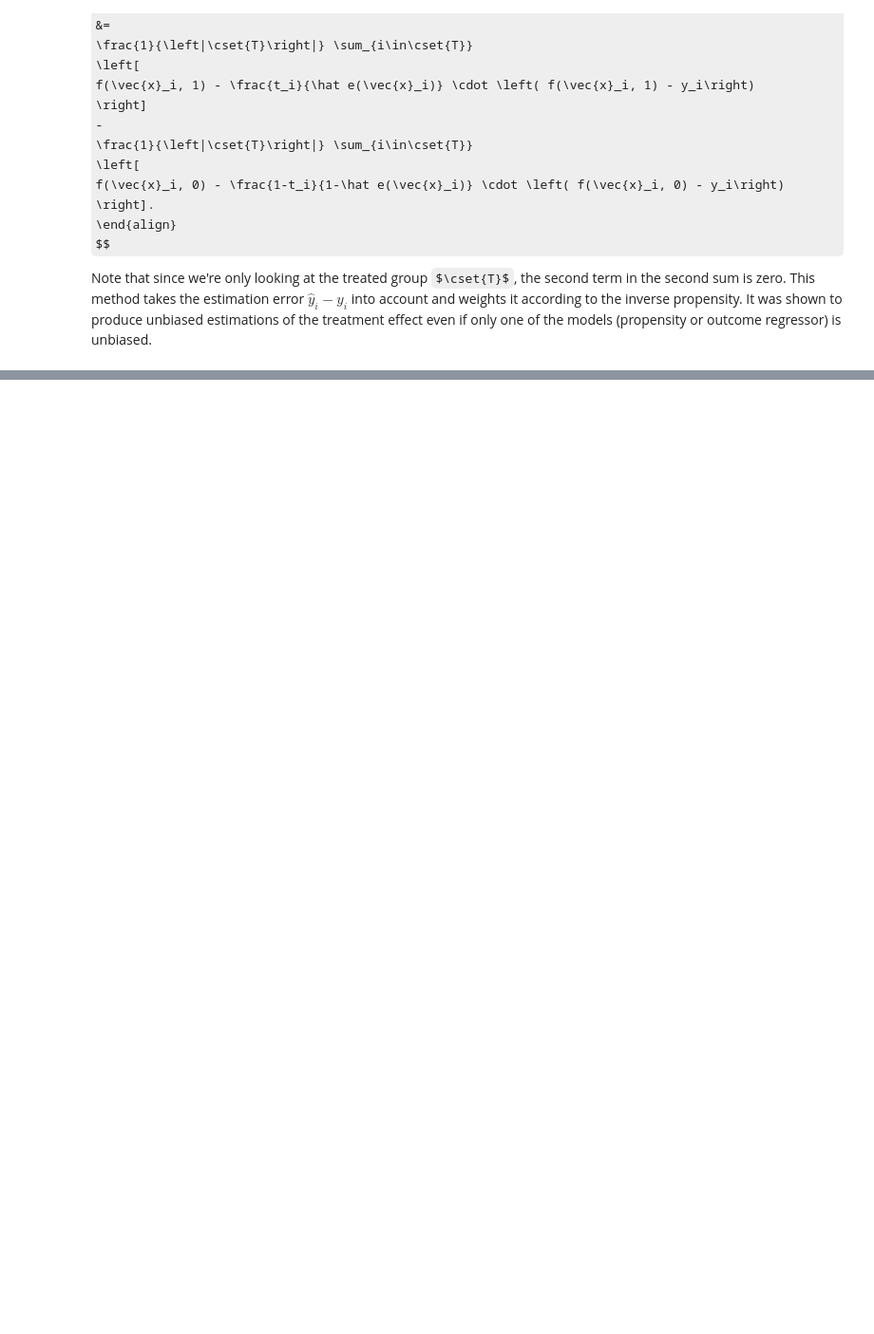
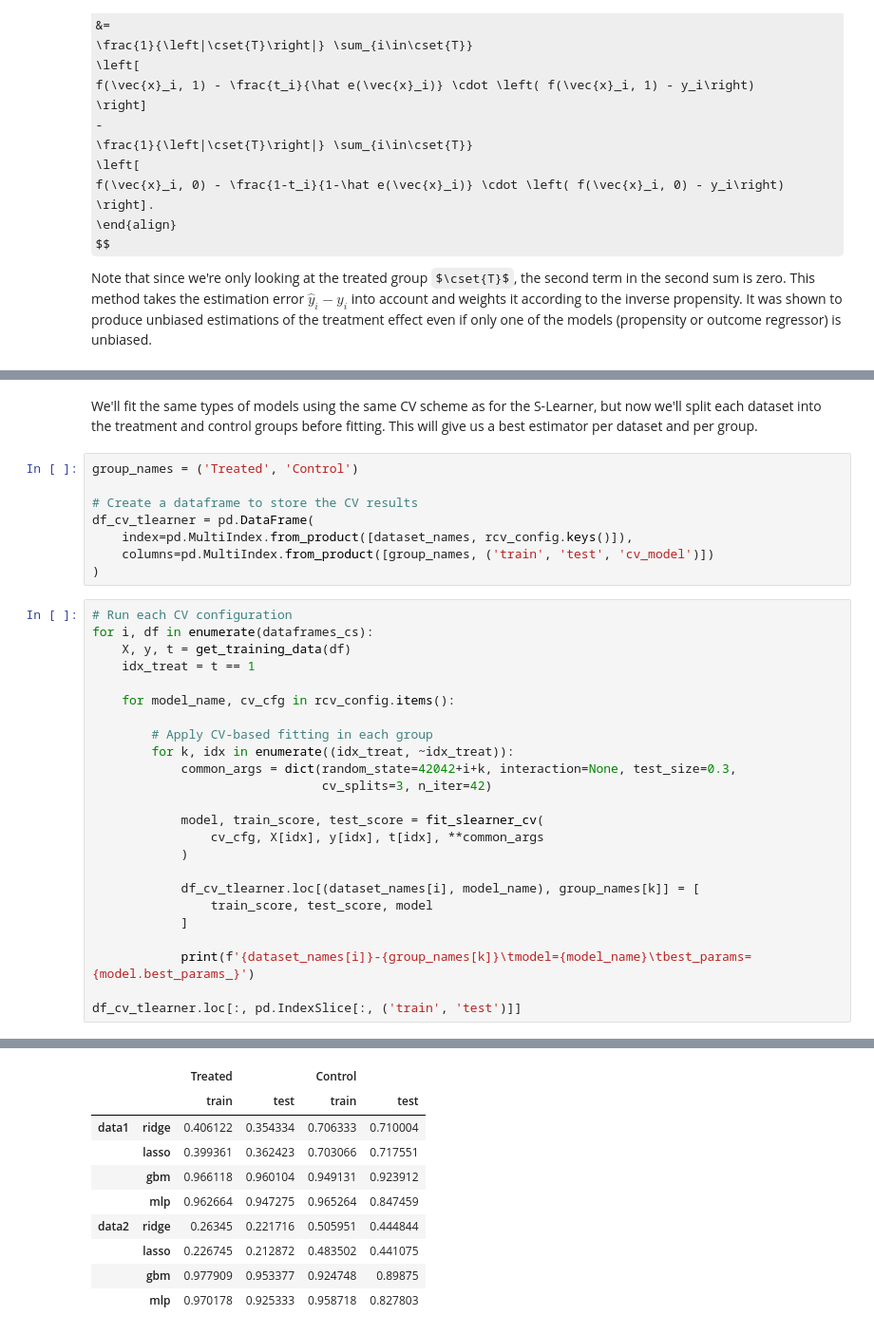
Before and after one commit to avivrosenberg/causal-inference-hw, a Jupyter notebook: hw3/hw3.ipynb, the cells around one changed output, grey strips where cells are left out. Shown: that part at 95% size. Cells and saved outputs as stored; diff of their text form; some formulas as TeX source; blank space fills up the shorter version.

```diff
--- a/hw3/hw3.ipynb
+++ b/hw3/hw3.ipynb
@@ -550,0 +571,36 @@ data2: estimating with gbm{'model__learning_rate': 0.43324727002829333, 'model__
+# %% [markdown]
+We'll fit the same types of models using the same CV scheme as for the S-Learner, but now we'll split each dataset into the treatment and control groups before fitting.
+This will give us a best estimator per dataset and per group.
+# %%
+group_names = ('Treated', 'Control')
+
+# Create a dataframe to store the CV results
+df_cv_tlearner = pd.DataFrame(
+    index=pd.MultiIndex.from_product([dataset_names, rcv_config.keys()]),
+    columns=pd.MultiIndex.from_product([group_names, ('train', 'test', 'cv_model')])
+)
+# %%
+# Run each CV configuration
+for i, df in enumerate(dataframes_cs):
+    X, y, t = get_training_data(df)
+    idx_treat = t == 1
+
+    for model_name, cv_cfg in rcv_config.items():
+
+        # Apply CV-based fitting in each group
+        for k, idx in enumerate((idx_treat, ~idx_treat)):
+            common_args = dict(random_state=42042+i+k, interaction=None, test_size=0.3,
+                               cv_splits=3, n_iter=42)
+
+            model, train_score, test_score = fit_slearner_cv(
+                cv_cfg, X[idx], y[idx], t[idx], **common_args
+            )
+
+            df_cv_tlearner.loc[(dataset_names[i], model_name), group_names[k]] = [
+                train_score, test_score, model
+            ]
+
+            print(f'{dataset_names[i]}-{group_names[k]}\tmodel={model_name}\tbest_params={model.best_params_}')
+
+df_cv_tlearner.loc[:, pd.IndexSlice[:, ('train', 'test')]]
+# %% [output]
@@ -550,0 +623,10 @@ data2: estimating with gbm{'model__learning_rate': 0.43324727002829333, 'model__
+|  |  | Treated |  | Control |  |
+|  |  | train | test | train | test |
+| data1 | ridge | 0.406122 | 0.354334 | 0.706333 | 0.710004 |
+|  | lasso | 0.399361 | 0.362423 | 0.703066 | 0.717551 |
+|  | gbm | 0.966118 | 0.960104 | 0.949131 | 0.923912 |
+|  | mlp | 0.962664 | 0.947275 | 0.965264 | 0.847459 |
+| data2 | ridge | 0.26345 | 0.221716 | 0.505951 | 0.444844 |
+|  | lasso | 0.226745 | 0.212872 | 0.483502 | 0.441075 |
+|  | gbm | 0.977909 | 0.953377 | 0.924748 | 0.89875 |
+|  | mlp | 0.970178 | 0.925333 | 0.958718 | 0.827803 |
```
Also changed, not shown: parts of 10 cells of this notebook, 1 other file.
